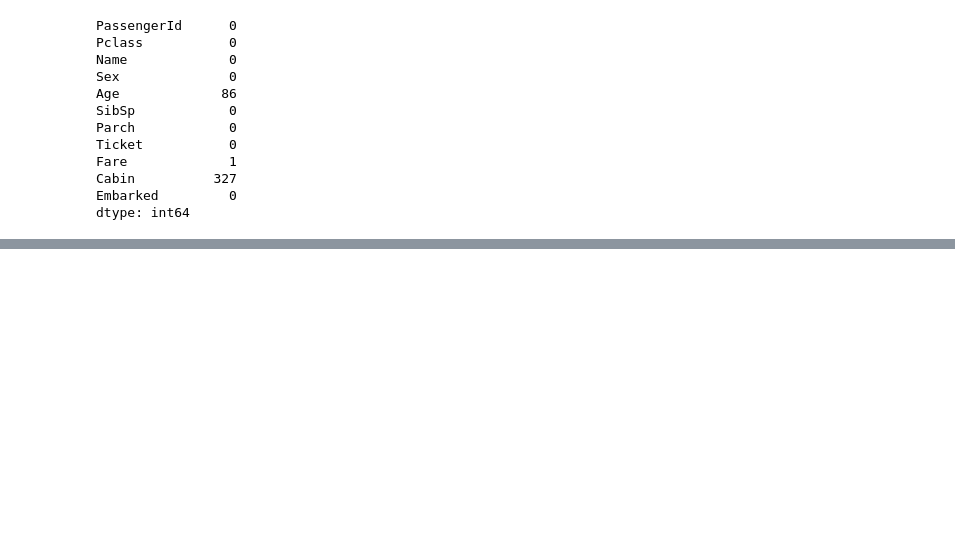
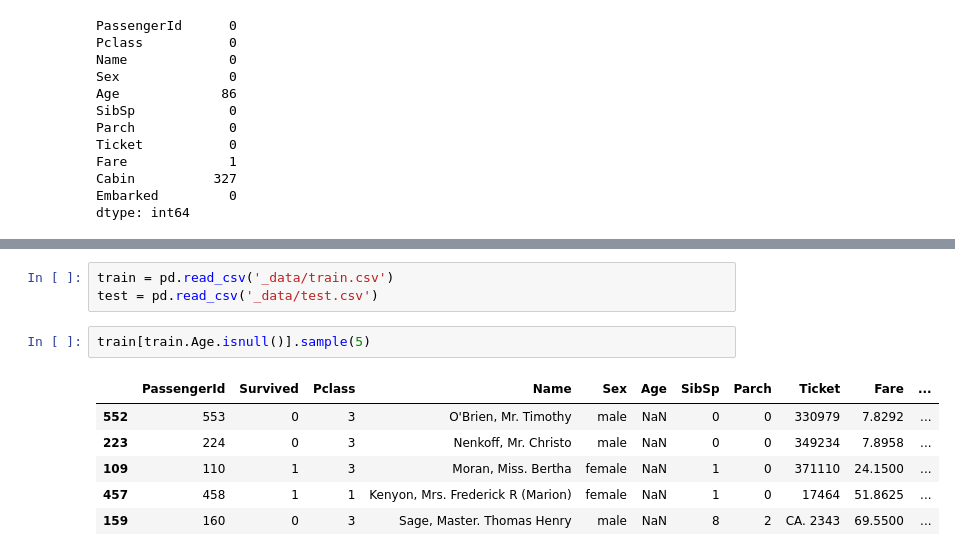
Before and after one commit to Robert-Aduviri/DigitalOcean-Lima-Meetup, a Jupyter notebook: Kaggle Titanic.ipynb, the cells around one changed output, grey strips where cells are left out. Cells and saved outputs as stored; diff of their text form; blank space fills up the shorter version.

```diff
--- a/Kaggle Titanic.ipynb
+++ b/Kaggle Titanic.ipynb
@@ -93,0 +183,12 @@ axes[2][2].set_title('Survival information of children less then 10 years old')
+# %%
+train = pd.read_csv('_data/train.csv')
+test = pd.read_csv('_data/test.csv')
+# %%
+train[train.Age.isnull()].sample(5)
+# %% [output]
+|  | PassengerId | Survived | Pclass | Name | Sex | Age | SibSp | Parch | Ticket | Fare | ... |
+| 552 | 553 | 0 | 3 | O'Brien, Mr. Timothy | male | NaN | 0 | 0 | 330979 | 7.8292 | ... |
+| 223 | 224 | 0 | 3 | Nenkoff, Mr. Christo | male | NaN | 0 | 0 | 349234 | 7.8958 | ... |
+| 109 | 110 | 1 | 3 | Moran, Miss. Bertha | female | NaN | 1 | 0 | 371110 | 24.1500 | ... |
+| 457 | 458 | 1 | 1 | Kenyon, Mrs. Frederick R (Marion) | female | NaN | 1 | 0 | 17464 | 51.8625 | ... |
+| 159 | 160 | 0 | 3 | Sage, Master. Thomas Henry | male | NaN | 8 | 2 | CA. 2343 | 69.5500 | ... |
```
Also changed, not shown: parts of 47 cells of this notebook.
